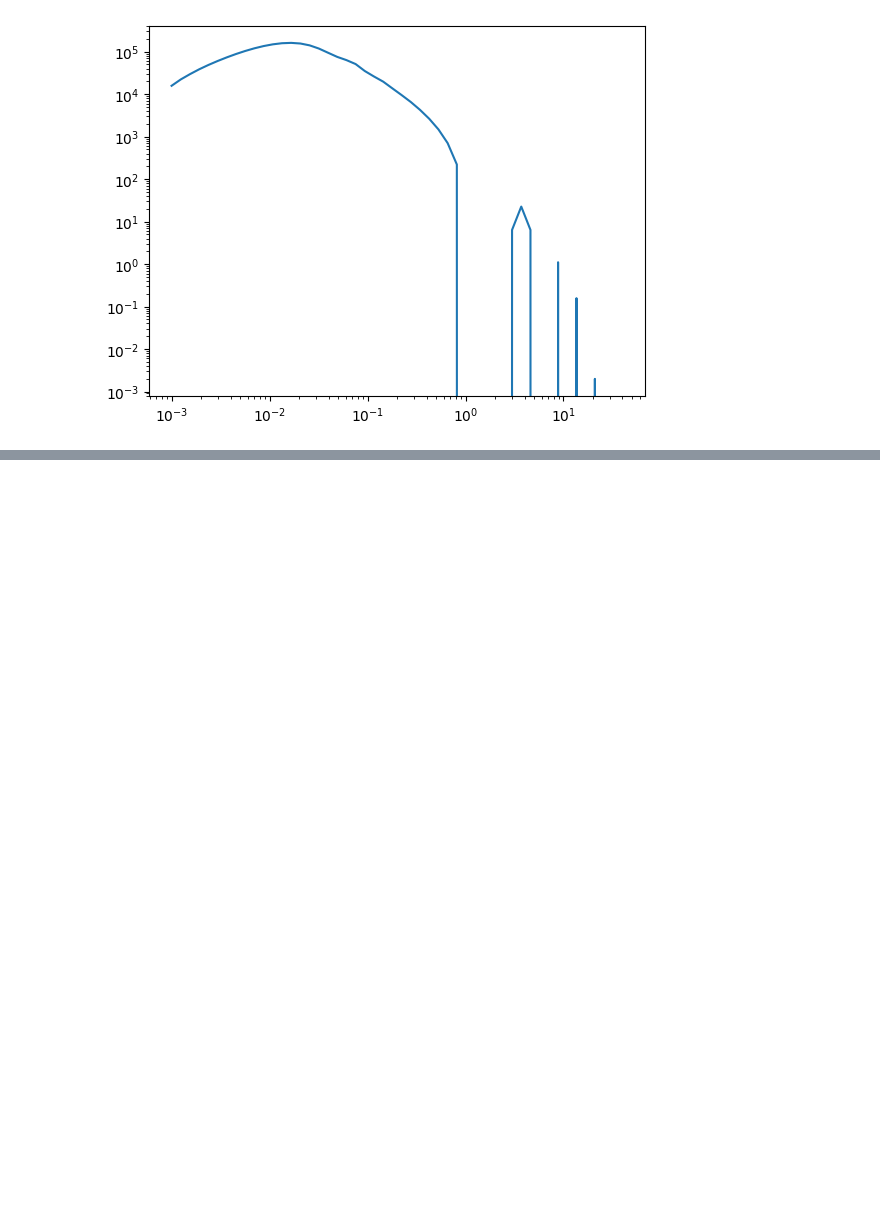
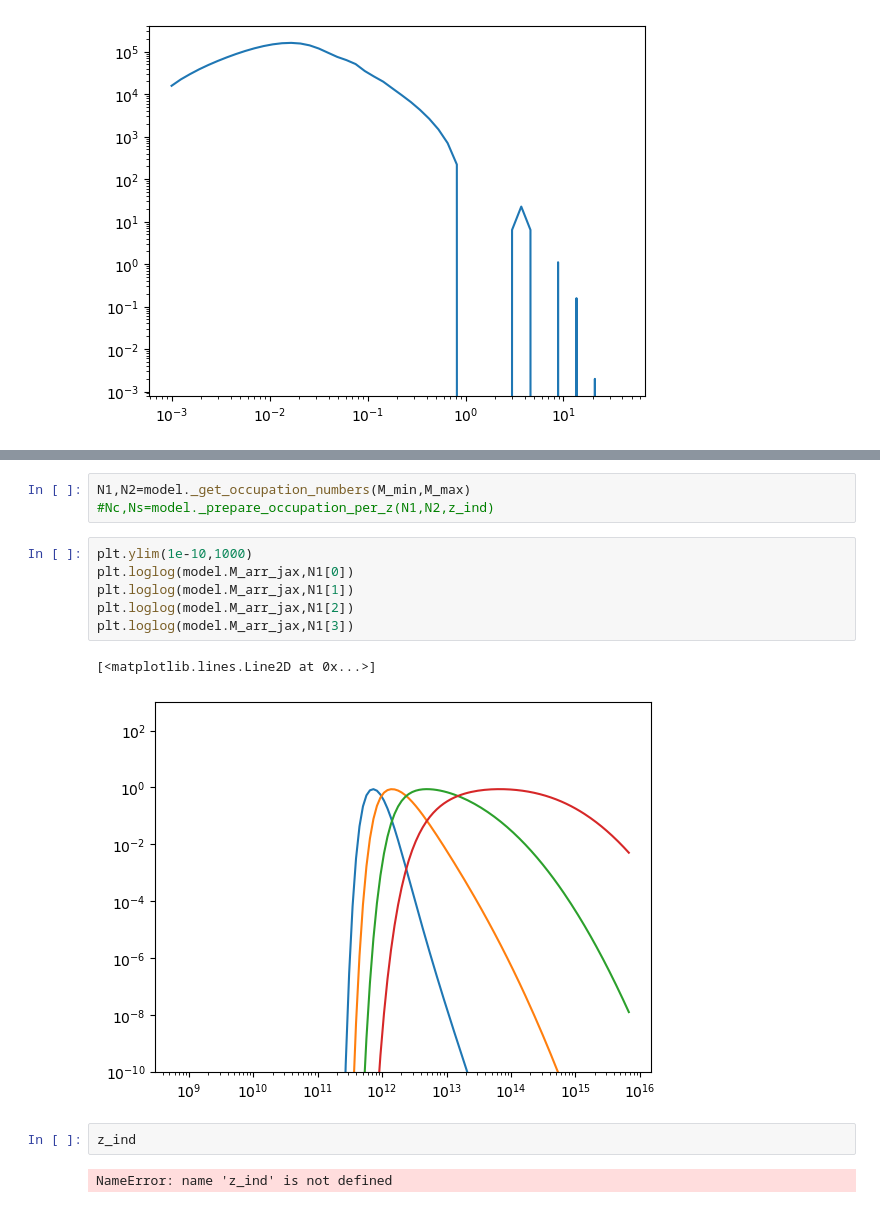
Before and after one commit to rpaviot/NRV_HOD, a Jupyter notebook: Untitled (2).ipynb, the cells around one changed output, grey strips where cells are left out. Cells and saved outputs as stored; diff of their text form; blank space fills up the shorter version.

Commit message:
anytical model on point

```diff
--- a/Untitled (2).ipynb
+++ b/Untitled (2).ipynb
@@ -2539,0 +2289,16 @@ Standard Zheng HOD Parameters:
+# %%
+N1,N2=model._get_occupation_numbers(M_min,M_max)
+#Nc,Ns=model._prepare_occupation_per_z(N1,N2,z_ind)
+# %%
+plt.ylim(1e-10,1000)
+plt.loglog(model.M_arr_jax,N1[0])
+plt.loglog(model.M_arr_jax,N1[1])
+plt.loglog(model.M_arr_jax,N1[2])
+plt.loglog(model.M_arr_jax,N1[3])
+# %% [output]
+[<matplotlib.lines.Line2D at 0x...>]
+[figure, added]
+# %%
+z_ind
+# %% [output]
+NameError: name 'z_ind' is not defined
```
Also changed, not shown: parts of 46 cells of this notebook, 11 other files.
